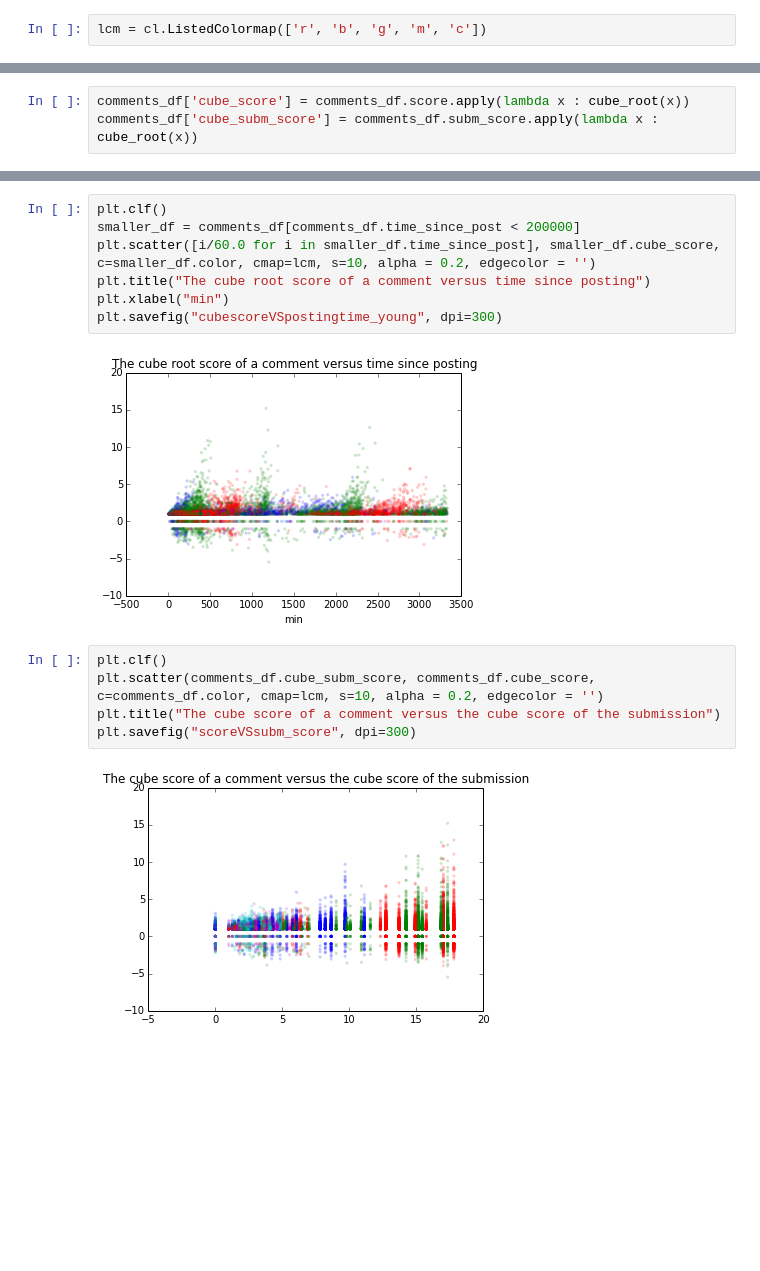
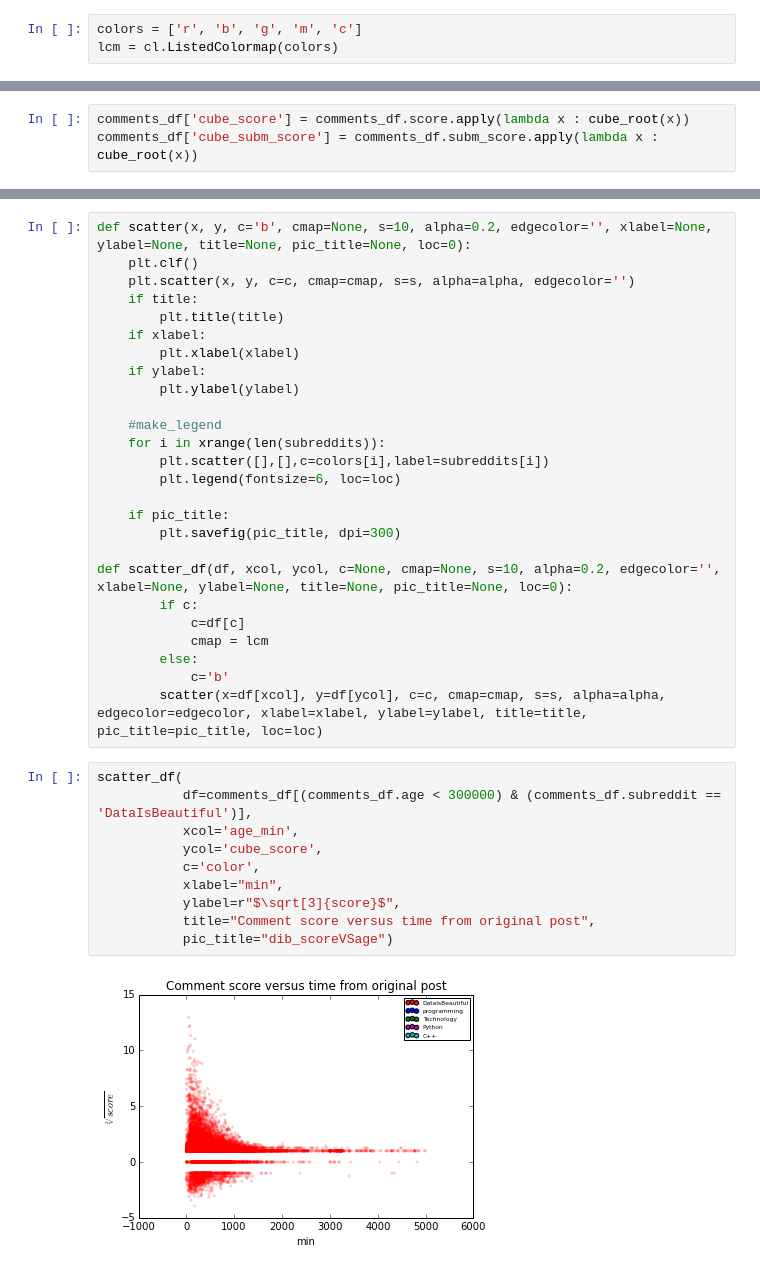
Before and after one commit to gautsi/creddit_score, a Jupyter notebook: notebooks/exploratory_analysis2.ipynb, the cells around one changed output, grey strips where cells are left out. Cells and saved outputs as stored; diff of their text form; blank space fills up the shorter version.

```diff
--- a/notebooks/exploratory_analysis2.ipynb
+++ b/notebooks/exploratory_analysis2.ipynb
@@ -7,6 +8,7 @@ import numpy as np
 import pandas as pd
 from sqlalchemy import MetaData, create_engine
 # %%
-lcm = cl.ListedColormap(['r', 'b', 'g', 'm', 'c'])
+colors = ['r', 'b', 'g', 'm', 'c']
+lcm = cl.ListedColormap(colors)
 # %%
 subreddits = ['DataIsBeautiful', 'programming', 'Technology', 'Python', 'C++']
@@ -79,16 +68,38 @@ plt.savefig("cubescoreVSpostingtime", dpi=300)
-# %%
-plt.clf()
-smaller_df = comments_df[comments_df.time_since_post < 200000]
-plt.scatter([i/60.0 for i in smaller_df.time_since_post], smaller_df.cube_score, c=smaller_df.color, cmap=lcm, s=10, alpha = 0.2, edgecolor = '')
-plt.title("The cube root score of a comment versus time since posting")
-plt.xlabel("min")
-plt.savefig("cubescoreVSpostingtime_young", dpi=300)
-# %% [output]
-[figure, removed]
-# %%
-plt.clf()
-plt.scatter(comments_df.cube_subm_score, comments_df.cube_score, c=comments_df.color, cmap=lcm, s=10, alpha = 0.2, edgecolor = '')
-plt.title("The cube score of a comment versus the cube score of the submission")
-plt.savefig("scoreVSsubm_score", dpi=300)
-# %% [output]
-[figure, removed]
+# %%
+def scatter(x, y, c='b', cmap=None, s=10, alpha=0.2, edgecolor='', xlabel=None, ylabel=None, title=None, pic_title=None, loc=0):
+    plt.clf()
+    plt.scatter(x, y, c=c, cmap=cmap, s=s, alpha=alpha, edgecolor='')
+    if title:
+        plt.title(title)
+    if xlabel:
+        plt.xlabel(xlabel)
+    if ylabel:
+        plt.ylabel(ylabel)
+
+    #make_legend
+    for i in xrange(len(subreddits)):
+        plt.scatter([],[],c=colors[i],label=subreddits[i])
+        plt.legend(fontsize=6, loc=loc)
+
+    if pic_title:
+        plt.savefig(pic_title, dpi=300)
+
+def scatter_df(df, xcol, ycol, c=None, cmap=None, s=10, alpha=0.2, edgecolor='', xlabel=None, ylabel=None, title=None, pic_title=None, loc=0):
+        if c:
+            c=df[c]
+            cmap = lcm
+        else:
+            c='b'
+        scatter(x=df[xcol], y=df[ycol], c=c, cmap=cmap, s=s, alpha=alpha, edgecolor=edgecolor, xlabel=xlabel, ylabel=ylabel, title=title, pic_title=pic_title, loc=loc)
+# %%
+scatter_df(
+           df=comments_df[(comments_df.age < 300000) & (comments_df.subreddit == 'DataIsBeautiful')],
+           xcol='age_min',
+           ycol='cube_score',
+           c='color',
+           xlabel="min",
+           ylabel=r"$\sqrt[3]{score}$",
+           title="Comment score versus time from original post",
+           pic_title="dib_scoreVSage")
+# %% [output]
+[figure, added]
```
Also changed, not shown: parts of 24 cells of this notebook, 5 other files.
